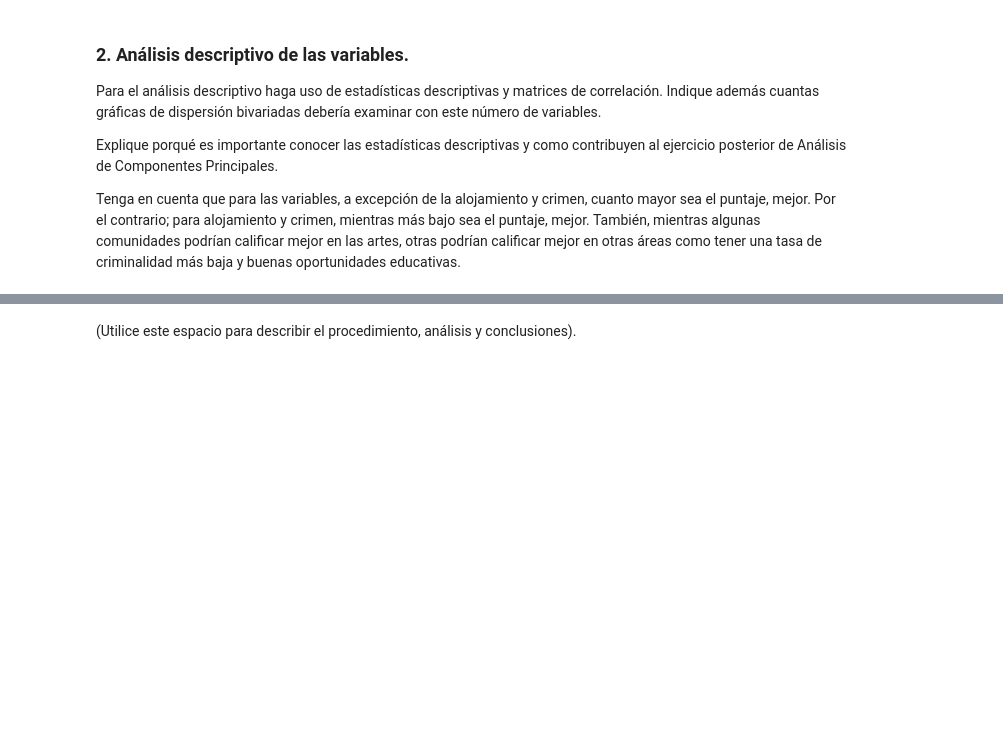
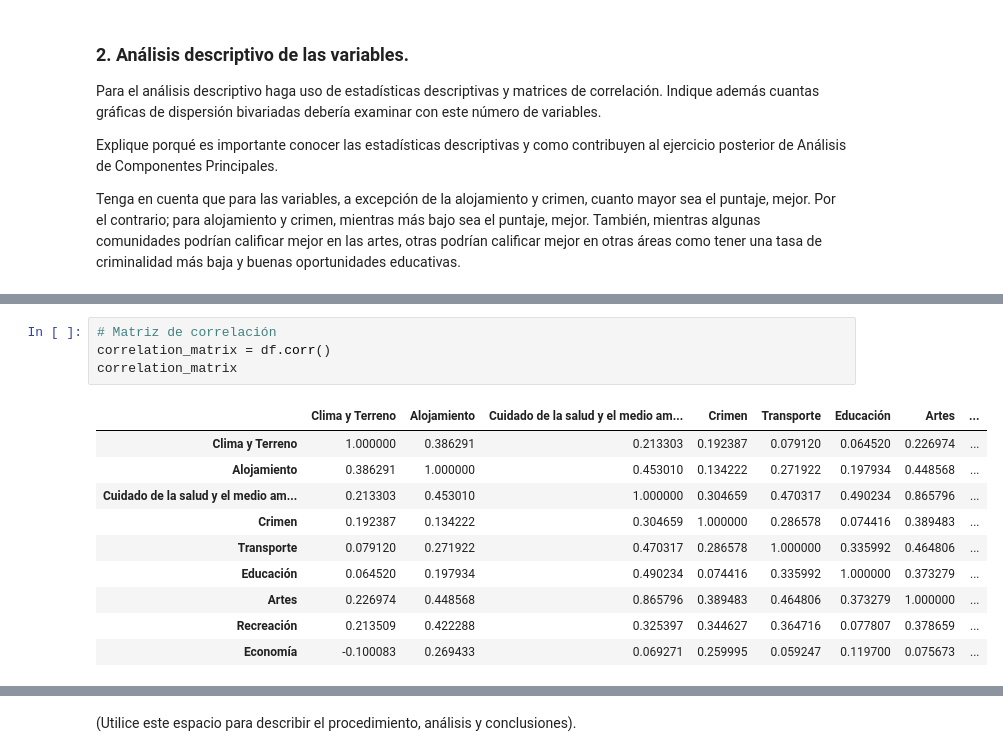
Before and after one commit to DanielEMontero/MIAD_ANS_202514, a Jupyter notebook: Semana 1/S1_LC_Taller_PCA.ipynb, the cells around one changed output, grey strips where cells are left out. Drawn from its saved outputs; the diff is of its cells as text; blank space fills up the shorter version.

```diff
--- a/Semana 1/S1_LC_Taller_PCA.ipynb
+++ b/Semana 1/S1_LC_Taller_PCA.ipynb
@@ -50,0 +147,15 @@ Tenga en cuenta que para las variables, a excepción de la alojamiento y crimen,
+# %%
+# Matriz de correlación
+correlation_matrix = df.corr()
+correlation_matrix
+# %% [output]
+|  | Clima y Terreno | Alojamiento | Cuidado de la salud y el medio am... | Crimen | Transporte | Educación | Artes | ... |
+| Clima y Terreno | 1.000000 | 0.386291 | 0.213303 | 0.192387 | 0.079120 | 0.064520 | 0.226974 | ... |
+| Alojamiento | 0.386291 | 1.000000 | 0.453010 | 0.134222 | 0.271922 | 0.197934 | 0.448568 | ... |
+| Cuidado de la salud y el medio am... | 0.213303 | 0.453010 | 1.000000 | 0.304659 | 0.470317 | 0.490234 | 0.865796 | ... |
+| Crimen | 0.192387 | 0.134222 | 0.304659 | 1.000000 | 0.286578 | 0.074416 | 0.389483 | ... |
+| Transporte | 0.079120 | 0.271922 | 0.470317 | 0.286578 | 1.000000 | 0.335992 | 0.464806 | ... |
+| Educación | 0.064520 | 0.197934 | 0.490234 | 0.074416 | 0.335992 | 1.000000 | 0.373279 | ... |
+| Artes | 0.226974 | 0.448568 | 0.865796 | 0.389483 | 0.464806 | 0.373279 | 1.000000 | ... |
+| Recreación | 0.213509 | 0.422288 | 0.325397 | 0.344627 | 0.364716 | 0.077807 | 0.378659 | ... |
+| Economía | -0.100083 | 0.269433 | 0.069271 | 0.259995 | 0.059247 | 0.119700 | 0.075673 | ... |
```
Also changed, not shown: parts of 12 cells of this notebook, 3 other files.
